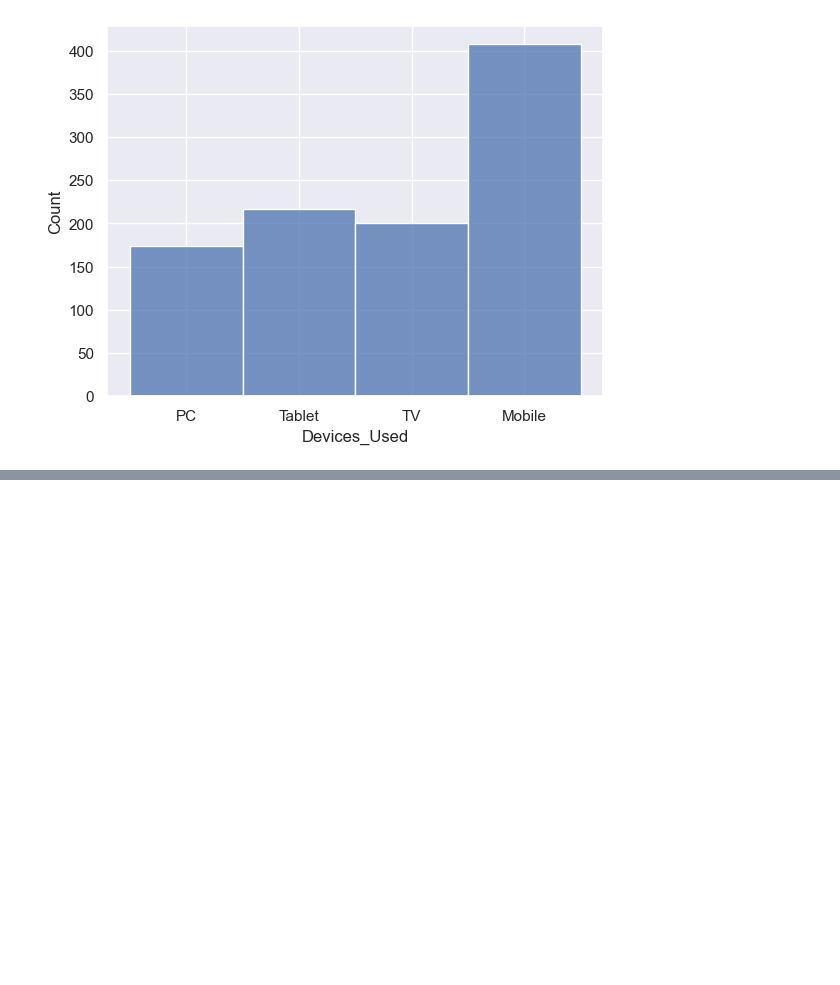
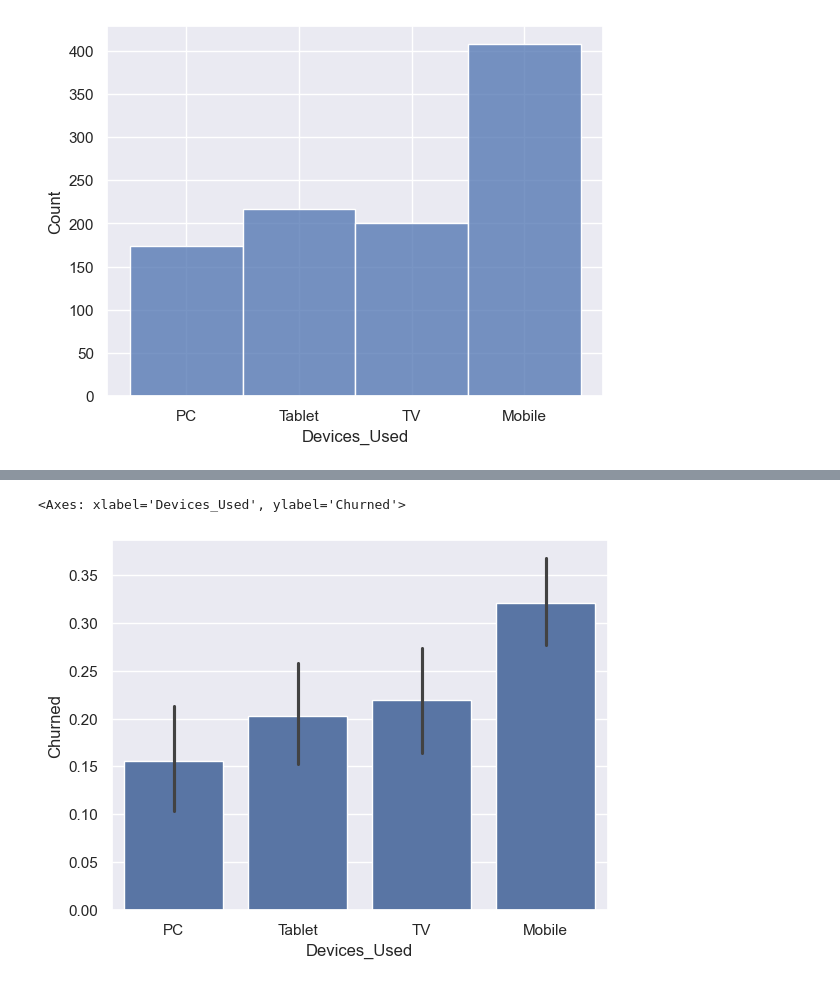
Before and after one commit to TaunyaT/data_science, a Jupyter notebook: Assignment1.ipynb, the cells around one changed output, grey strips where cells are left out. Saved outputs shown, nothing was run; the diff lists cells and outputs as text; code cells hidden in the pictures; blank space fills up the shorter version.

```diff
--- a/Assignment1.ipynb
+++ b/Assignment1.ipynb
@@ -82,0 +221,6 @@ sns.histplot(df['Devices_Used'])
+# %%
+# graph of same
+sns.barplot(x='Devices_Used', y='Churned', data=df)
+# %% [output]
+<Axes: xlabel='Devices_Used', ylabel='Churned'>
+[figure, added]
```
Also changed, not shown: parts of 36 cells of this notebook.
